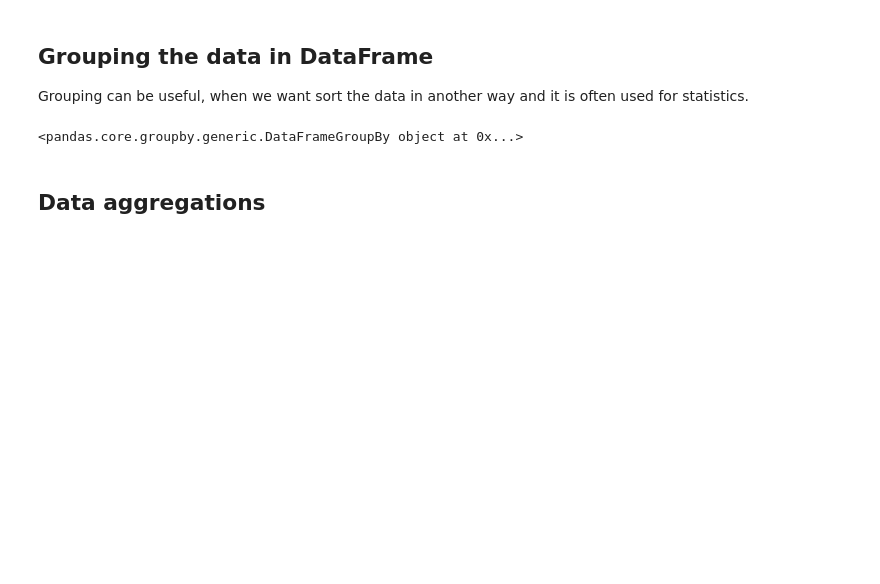
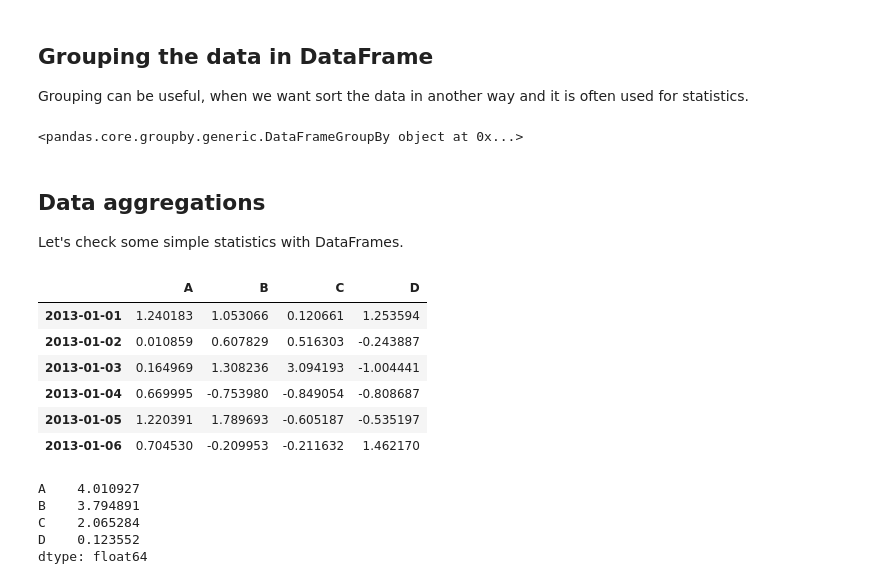
Before and after one commit to miladziekanowska/Data_Analytics, a Jupyter notebook: Pandas_DataFrame.ipynb, the cells around one changed output. Saved outputs shown, nothing was run; the diff lists cells and outputs as text; code cells hidden in the pictures; blank space fills up the shorter version.

```diff
--- a/Pandas_DataFrame.ipynb
+++ b/Pandas_DataFrame.ipynb
@@ -541,5 +541,27 @@ df.groupby('A').sum() # This works
 # Who said we can only group by one column
 df2 = df.groupby(['A', 'B']).sum()
 df2
-# %% [markdown]
-## Data aggregations
+# %% [markdown]
+## Data aggregations
+Let's check some simple statistics with DataFrames.
+# %%
+df = pd.DataFrame(np.random.randn(6, 4),
+                  index=dates,
+                  columns=list('ABCD'))
+df
+# %% [output]
+|  | A | B | C | D |
+| 2013-01-01 | 1.240183 | 1.053066 | 0.120661 | 1.253594 |
+| 2013-01-02 | 0.010859 | 0.607829 | 0.516303 | -0.243887 |
+| 2013-01-03 | 0.164969 | 1.308236 | 3.094193 | -1.004441 |
+| 2013-01-04 | 0.669995 | -0.753980 | -0.849054 | -0.808687 |
+| 2013-01-05 | 1.220391 | 1.789693 | -0.605187 | -0.535197 |
+| 2013-01-06 | 0.704530 | -0.209953 | -0.211632 | 1.462170 |
+# %%
+df.sum() # sums up all the numeric values in
+# %% [output]
+A    4.010927
+B    3.794891
+C    2.065284
+D    0.123552
+dtype: float64
```
Also changed, not shown: parts of 8 cells of this notebook.
